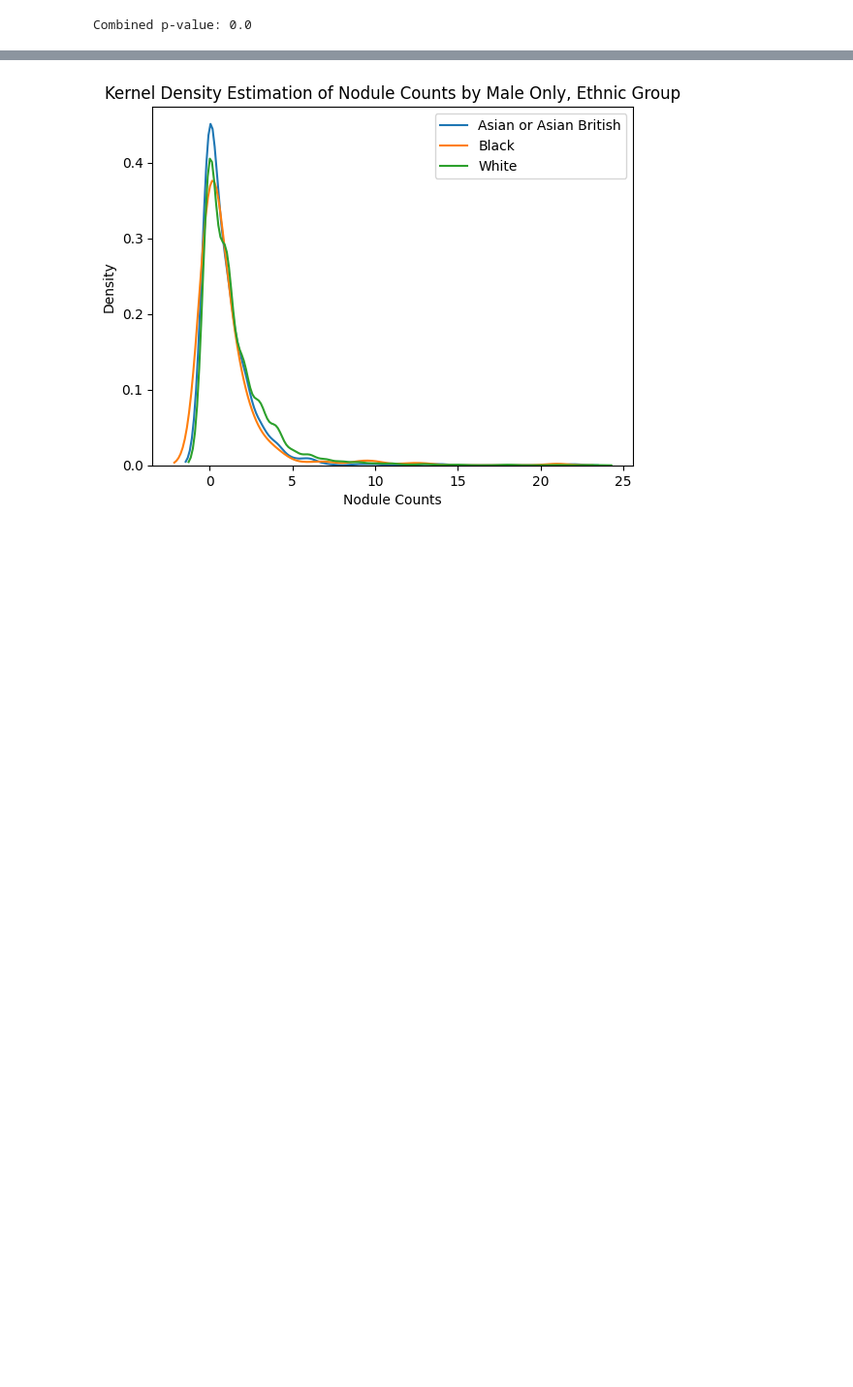
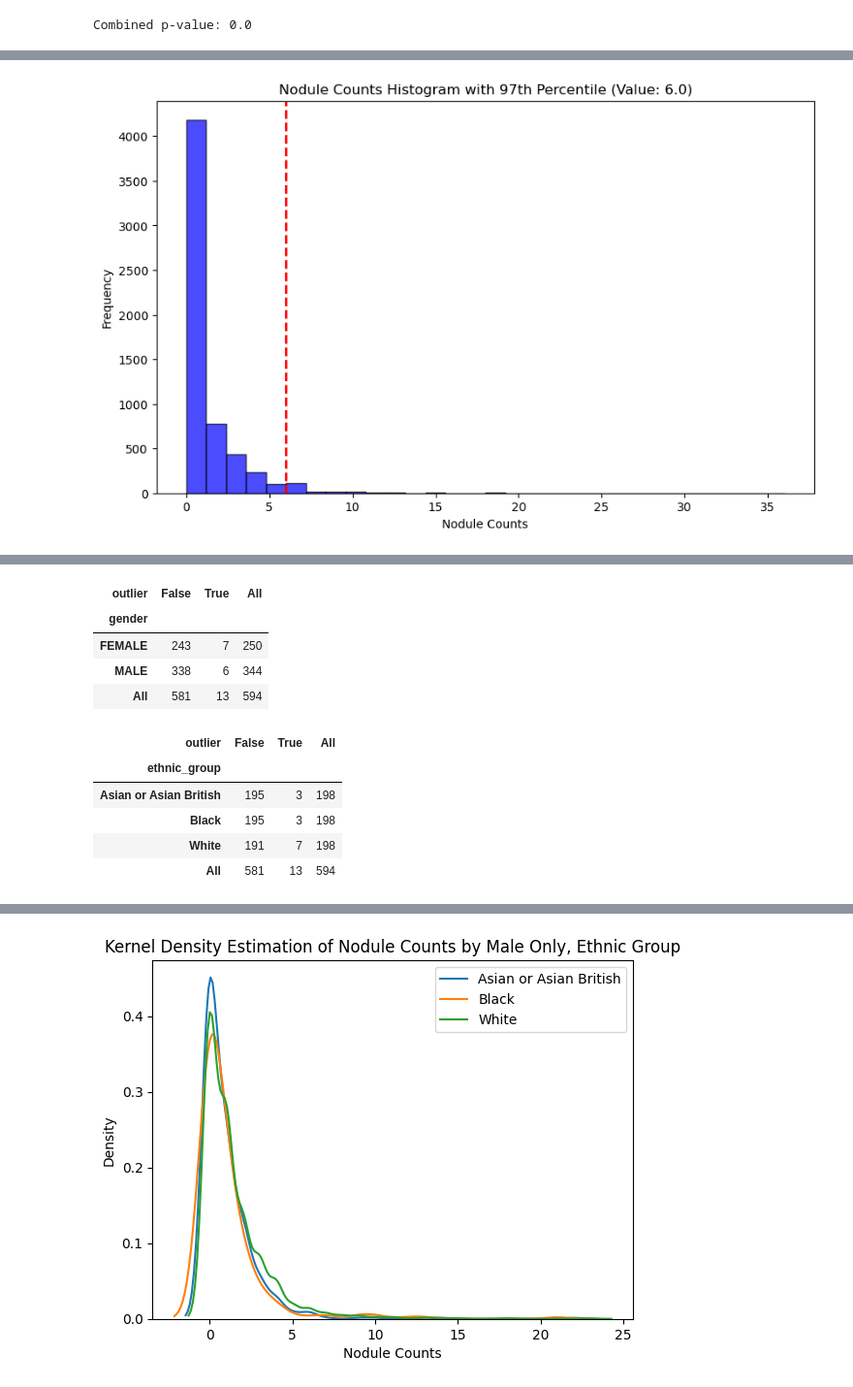
Before and after one commit to johnmccabe44/fairness-in-nodule-detection, a Jupyter notebook: workflows/prototype.ipynb, the cells around one changed output, grey strips where cells are left out. Shown at 97% size. Saved outputs shown, nothing was run; the diff lists cells and outputs as text; code cells hidden in the pictures; blank space fills up the shorter version.

```diff
--- a/workflows/prototype.ipynb
+++ b/workflows/prototype.ipynb
@@ -227,0 +298,68 @@ Name: count, dtype: int64
+# %%
+
+# Plot histogram
+plt.figure(figsize=(10, 6))
+plt.hist(combined['nodule_counts'], bins=30, alpha=0.7, color='blue', edgecolor='black')
+
+# Add vertical line at 97th percentile
+plt.axvline(quartile_97, color='red', linestyle='dashed', linewidth=2)
+
+# Add title and labels
+plt.title(f'Nodule Counts Histogram with 97th Percentile (Value: {quartile_97})')
+plt.xlabel('Nodule Counts')
+plt.ylabel('Frequency')
+
+# Show plot
+plt.show()
+
+
+display(combined[combined.outlier&(combined.dataset=='test')][[
+    'scan_id',
+    'nodule_counts',
+    'actionable_nodule_counts',
+    'gender',
+    'ethnic_group']]
+)
+
+combined['outlier'] = combined['actionable_nodule_counts'] > actionable_quartile_97
+
+display(pd.crosstab(
+    combined[combined.dataset=='test'].gender,
+    combined[combined.dataset=='test'].outlier,
+    margins='index'
+))
+
+display(pd.crosstab(
+    combined[combined.dataset=='test'].ethnic_group,
+    combined[combined.dataset=='test'].outlier,
+    margins='index'
+))
+
+display(pd.crosstab(
+    combined[combined.dataset=='test'].gender,
+    combined[combined.dataset=='test'].outlier,
+    margins='index',
+    values=combined[combined.dataset=='test'].actionable_nodule_counts,
+    aggfunc='sum'
+))
+
+display(pd.crosstab(
+    combined[combined.dataset=='test'].ethnic_group,
+    combined[combined.dataset=='test'].outlier,
+    margins='index',
+    values=combined[combined.dataset=='test'].actionable_nodule_counts,
+    aggfunc='sum'
+))
+
+display(pd.crosstab(
+    [
+        combined[combined.dataset=='test'].ethnic_group,
+        combined[combined.dataset=='test'].gender
+    ],
+    combined[combined.dataset=='test'].outlier,
+    margins='index',
+    values=combined[combined.dataset=='test'].actionable_nodule_counts,
+    aggfunc='sum'
+))
+# %% [output]
+[figure, added]
@@ -227,0 +380,11 @@ Name: count, dtype: int64
+| outlier | False | True | All |
+| gender |  |  |  |
+| FEMALE | 243 | 7 | 250 |
+| MALE | 338 | 6 | 344 |
+| All | 581 | 13 | 594 |
+| outlier | False | True | All |
+| ethnic_group |  |  |  |
+| Asian or Asian British | 195 | 3 | 198 |
+| Black | 195 | 3 | 198 |
+| White | 191 | 7 | 198 |
+| All | 581 | 13 | 594 |
```
Also changed, not shown: parts of 7 cells of this notebook, 2 other files.
